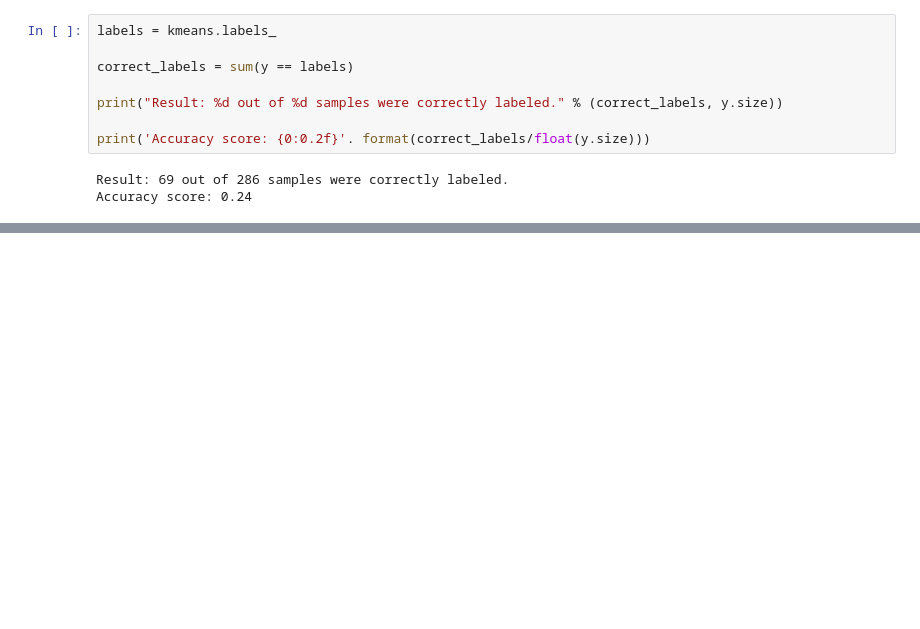
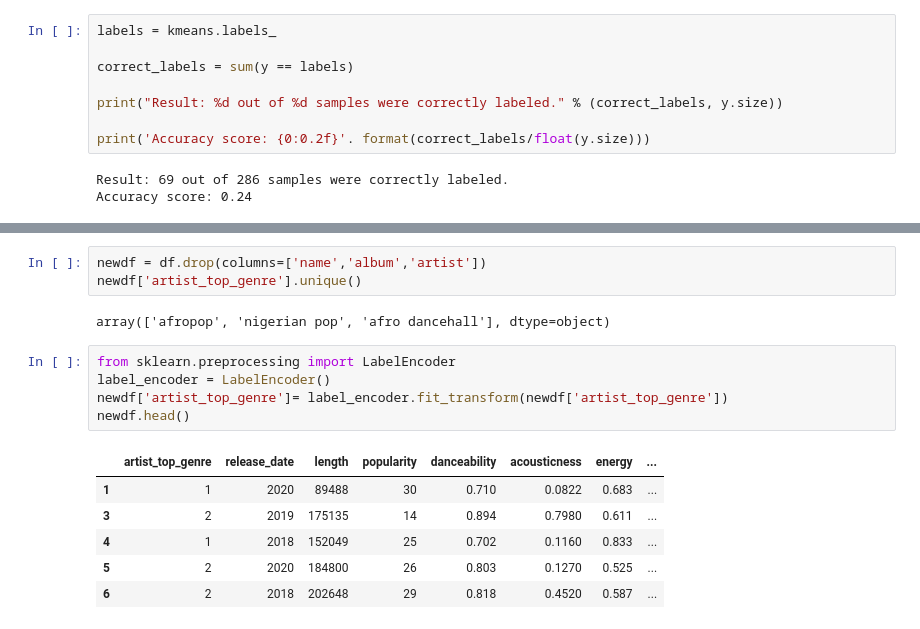
Before and after one commit to skillmaker-dev/ML-For-Beginners, a Jupyter notebook: 5-Clustering/2-K-Means/notebook.ipynb, the cells around one changed output, grey strips where cells are left out. Saved outputs shown, nothing was run; the diff lists cells and outputs as text; blank space fills up the shorter version.

```diff
--- a/5-Clustering/2-K-Means/notebook.ipynb
+++ b/5-Clustering/2-K-Means/notebook.ipynb
@@ -170,0 +180,17 @@ Accuracy score: 0.24
+# %%
+newdf = df.drop(columns=['name','album','artist'])
+newdf['artist_top_genre'].unique()
+# %% [output]
+array(['afropop', 'nigerian pop', 'afro dancehall'], dtype=object)
+# %%
+from sklearn.preprocessing import LabelEncoder
+label_encoder = LabelEncoder()
+newdf['artist_top_genre']= label_encoder.fit_transform(newdf['artist_top_genre'])
+newdf.head()
+# %% [output]
+|  | artist_top_genre | release_date | length | popularity | danceability | acousticness | energy | ... |
+| 1 | 1 | 2020 | 89488 | 30 | 0.710 | 0.0822 | 0.683 | ... |
+| 3 | 2 | 2019 | 175135 | 14 | 0.894 | 0.7980 | 0.611 | ... |
+| 4 | 1 | 2018 | 152049 | 25 | 0.702 | 0.1160 | 0.833 | ... |
+| 5 | 2 | 2020 | 184800 | 26 | 0.803 | 0.1270 | 0.525 | ... |
+| 6 | 2 | 2018 | 202648 | 29 | 0.818 | 0.4520 | 0.587 | ... |
```
Also changed, not shown: parts of 8 cells of this notebook.
